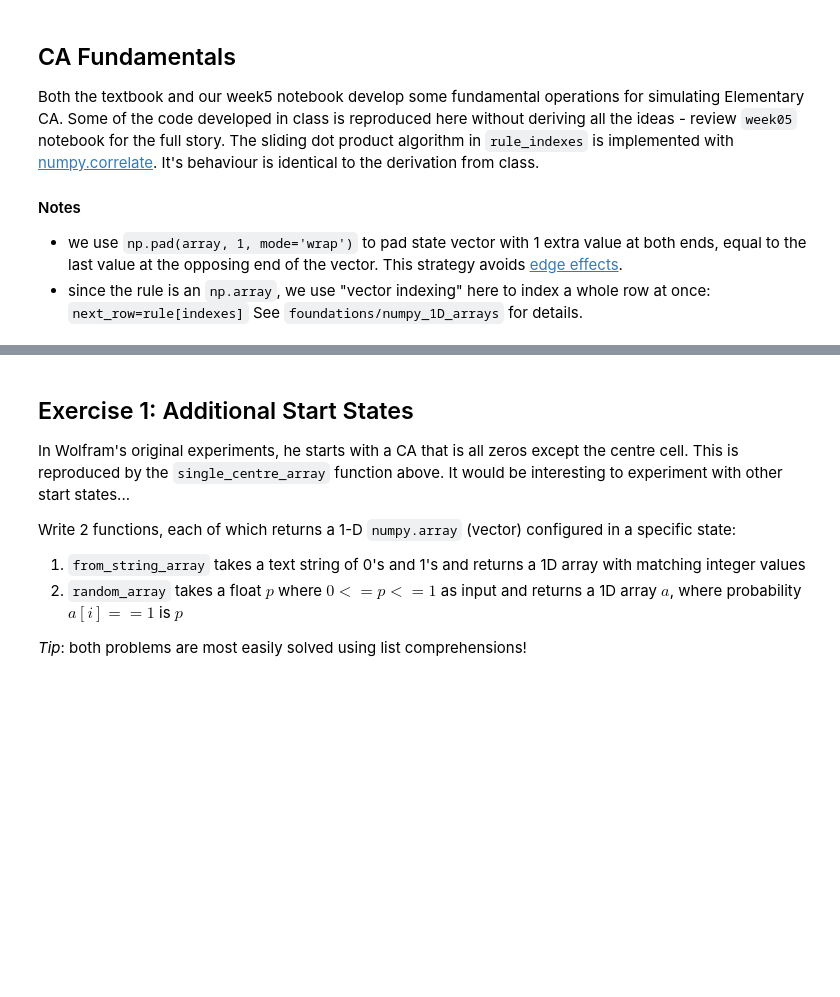
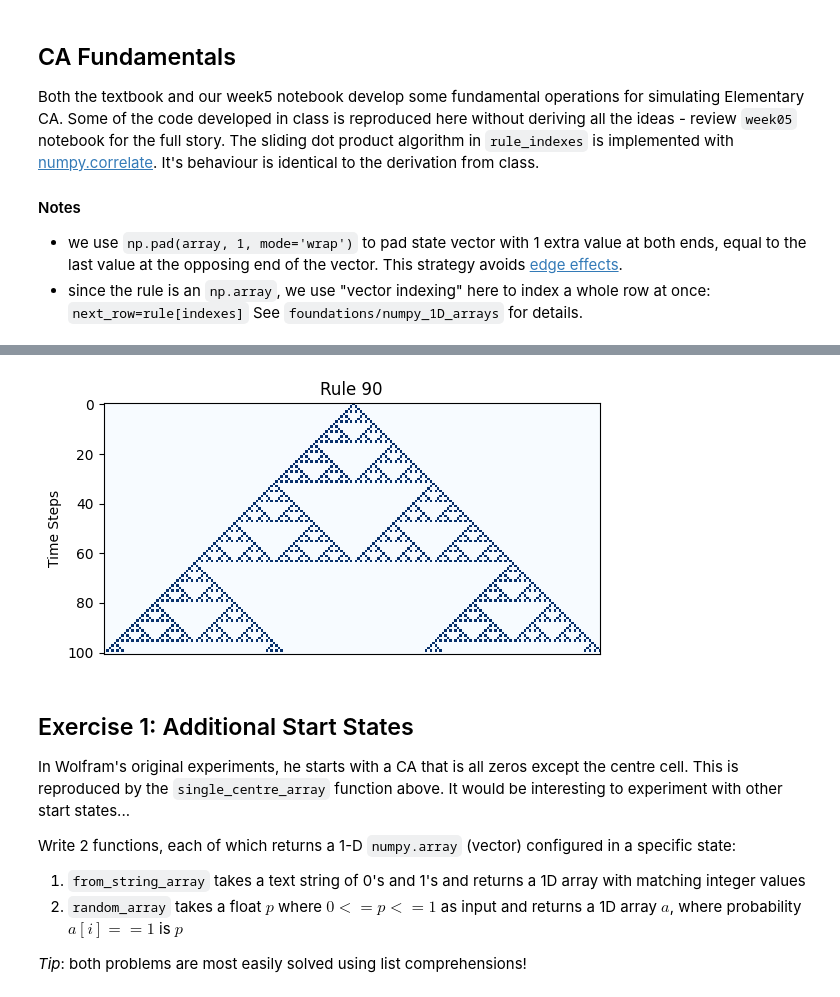
Before and after one commit to zhdavidlu/cap-comp215, a Jupyter notebook: labs/lab05-CA-1D.ipynb, the cells around one changed output, grey strips where cells are left out. Cells and saved outputs as stored; diff of their text form; code cells hidden in the pictures; blank space fills up the shorter version.

Commit message:
some attempts at building cell1d

```diff
--- a/labs/lab05-CA-1D.ipynb
+++ b/labs/lab05-CA-1D.ipynb
@@ -47,73 +47,66 @@ def transition(state, rule):
     """ Return the vector resulting from a transition of given CA state under the given 8-bit rule """
     indexes = rule_indexes(state)
 
-    print('indicies:', indexes)
-    print('rule:', rule)
-    print('rule[indicies]:', rule[indexes])
-
     return np.array(rule[indexes])  # "vector indexing" replaces: [rule[i] for i in indexes]
 
 rule_110 = (0,1,1,0,1,1,1,0)[::-1]
 assert all(transition(np.array((0,0,1,1,1,0,0,0,1,1,0)), np.array(rule_110)) == (0,1,1,0,1,0,0,1,1,1,0))
 
 
-# # This algorithm is from the textbook - it uses numpy to do a decimal to binary conversion.
-# def get_lookup_table(rule):
-#     """
-#     Return the 8-bit transition vector for the given elementary CA rule number.
-#     rule: int 0-255
-#     returns: transition lookup table - a 8 element vector of 0s and 1s
-#     """
-#     rule = np.array([rule], dtype=np.uint8)
+# This algorithm is from the textbook - it uses numpy to do a decimal to binary conversion.
+def get_lookup_table(rule):
+    """
+    Return the 8-bit transition vector for the given elementary CA rule number.
+    rule: int 0-255
+    returns: transition lookup table - a 8 element vector of 0s and 1s
+    """
+    rule = np.array([rule], dtype=np.uint8)
 
-#     # print(rule)
-#     # print(np.unpackbits(rule))
+    return np.unpackbits(rule)[::-1]
 
-#     return np.unpackbits(rule)[::-1]
-
-# assert np.all( get_lookup_table(110) == rule_110 )
+assert np.all( get_lookup_table(110) == rule_110 )
 
 
-# def single_centre_array(n_cells):
-#     """ Return a binary 1D array with given number of cells, all zeros except a single 1 in the centre cell """
-#     array = np.zeros(n_cells, dtype=np.uint8)
-#     array[n_cells//2] = 1
-#     return array
+def single_centre_array(n_cells):
+    """ Return a binary 1D array with given number of cells, all zeros except a single 1 in the centre cell """
+    array = np.zeros(n_cells, dtype=np.uint8)
+    array[n_cells//2] = 1
+    return array
 
-# assert np.all( single_centre_array(7) == (0,0,0,1,0,0,0) )
+assert np.all( single_centre_array(7) == (0,0,0,1,0,0,0) )
 
 
-# def simulate_ca(n_cells, n_steps, rule):
-#     """ Generate a CA with given number of cells, plot progression of rule for given number of time steps """
-#     start_state = single_centre_array(n_cells)
-#     # create a stack of "empty" state vectors, one for each time step
-#     ca_timesteps = np.vstack([start_state, np.zeros((n_steps, len(start_state)), dtype=np.uint8)])
-#     # run the simulation
-#     for t in range(1, n_steps):
-#         ca_timesteps[t] = transition(ca_timesteps[t-1], rule)
-#     return ca_timesteps
+def simulate_ca(n_cells, n_steps, rule):
+    """ Generate a CA with given number of cells, plot progression of rule for given number of time steps """
+    start_state = single_centre_array(n_cells)
+    # create a stack of "empty" state vectors, one for each time step
+    ca_timesteps = np.vstack([start_state, np.zeros((n_steps, len(start_state)), dtype=np.uint8)])
+    # run the simulation
+    for t in range(1, n_steps):
+        ca_timesteps[t] = transition(ca_timesteps[t-1], rule)
+    return ca_timesteps
 
 
-# def plot_ca(array, axes=None, title='', cmap='Blues', **options):
-#     """
-#     Plot the 2D array as an image on the given axes  1's will be dark blue, 0's will be light blue.
+def plot_ca(array, axes=None, title='', cmap='Blues', **options):
+    """
+    Plot the 2D array as an image on the given axes  1's will be dark blue, 0's will be light blue.
 
-#     :param axes: the axes to plot on, or None to use the `plt.gca()` (current axes)
-#     :param options: keyword arguments passed directly to `plt.imshow()`
-#            see https://matplotlib.org/stable/api/_as_gen/matplotlib.axes.Axes.imshow.html
-#     """
-#     axes = axes or plt.gca()  # If not axes are provided, draw on current axes
-#     axes.set(
-#         title=title,
-#         ylabel='Time Steps',
-#     )
-#     # Turn off axes labels and tick marks
-#     axes.tick_params(axis='x', which='both', bottom=False, labelbottom=False)
-#     # Defaults for displaying a "matrix" with hard-pixel boundaries and (0,0) at top-left
-#     options = {**dict(interpolation='nearest', origin='upper'), **options}
-#     axes.imshow(array, cmap=cmap, **options)
+    :param axes: the axes to plot on, or None to use the `plt.gca()` (current axes)
+    :param options: keyword arguments passed directly to `plt.imshow()`
+           see https://matplotlib.org/stable/api/_as_gen/matplotlib.axes.Axes.imshow.html
+    """
+    axes = axes or plt.gca()  # If not axes are provided, draw on current axes
+    axes.set(
+        title=title,
+        ylabel='Time Steps',
+    )
+    # Turn off axes labels and tick marks
+    axes.tick_params(axis='x', which='both', bottom=False, labelbottom=False)
+    # Defaults for displaying a "matrix" with hard-pixel boundaries and (0,0) at top-left
+    options = {**dict(interpolation='nearest', origin='upper'), **options}
+    axes.imshow(array, cmap=cmap, **options)
 
-# rule_90 = get_lookup_table(90)
-# ca_timesteps = simulate_ca(200, 100, rule_90)
-# plot_ca(ca_timesteps, title=f'Rule 90')
+rule_90 = get_lookup_table(90)
+ca_timesteps = simulate_ca(200, 100, rule_90)
+plot_ca(ca_timesteps, title=f'Rule 90')
 # %% [output]
@@ -123,3 +113,4 @@ rule[indicies]: [0 1 1 0 1 0 0 1 1 1 0]
+[figure, added]
 # %% [markdown]
 ## Exercise 1: Additional Start States
 In Wolfram's original experiments, he starts with a CA that is all zeros except the centre cell.
```
Also changed, not shown: parts of 3 cells of this notebook.
